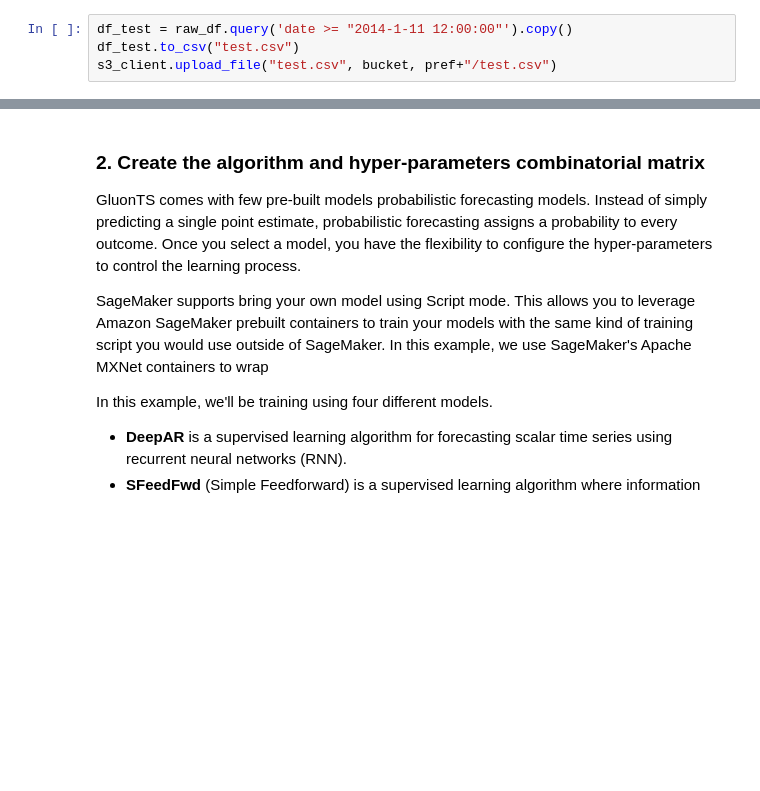
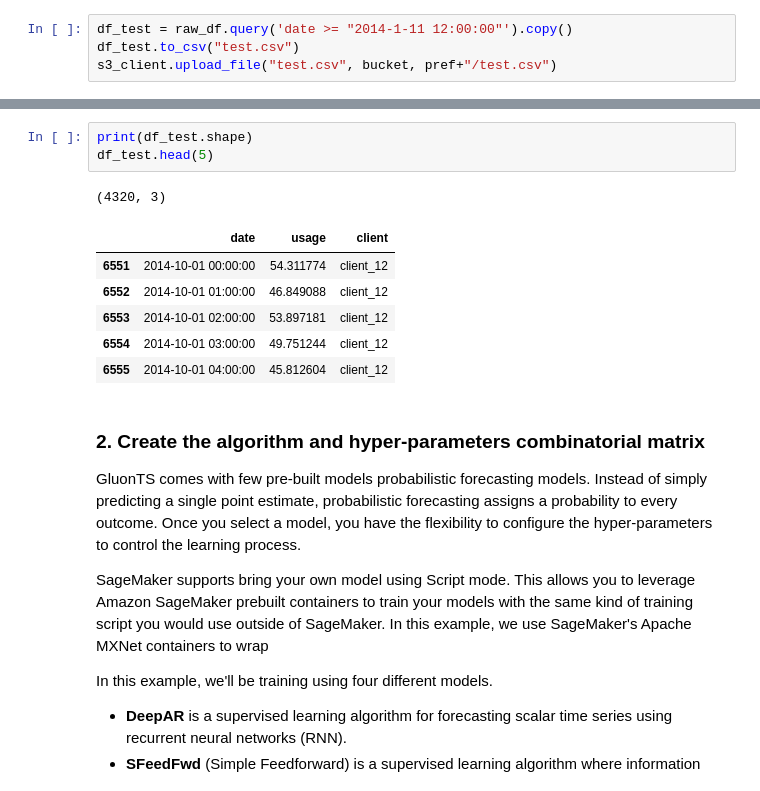
Before and after one commit to aws-samples/amazon-sagemaker-gluonts-timeseriesforecasting-with-debuggerandexperiments, a Jupyter notebook: Amazon Sagemaker GluonTS time series forecasting.ipynb, the cells around one changed output, grey strips where cells are left out. Saved outputs shown, nothing was run; the diff lists cells and outputs as text; blank space fills up the shorter version.

```diff
--- a/Amazon Sagemaker GluonTS time series forecasting.ipynb
+++ b/Amazon Sagemaker GluonTS time series forecasting.ipynb
@@ -73,3 +97,14 @@ s3_client.upload_file("test.csv", bucket, pref+"/test.csv")
+# %%
+print(df_test.shape)
+df_test.head(5)
+# %% [output]
+(4320, 3)
+|  | date | usage | client |
+| 6551 | 2014-10-01 00:00:00 | 54.311774 | client_12 |
+| 6552 | 2014-10-01 01:00:00 | 46.849088 | client_12 |
+| 6553 | 2014-10-01 02:00:00 | 53.897181 | client_12 |
+| 6554 | 2014-10-01 03:00:00 | 49.751244 | client_12 |
+| 6555 | 2014-10-01 04:00:00 | 45.812604 | client_12 |
 # %% [markdown]
 ### 2. Create the algorithm and hyper-parameters combinatorial matrix <a name=section2></a>
 
```
Also changed, not shown: parts of 18 cells of this notebook.
